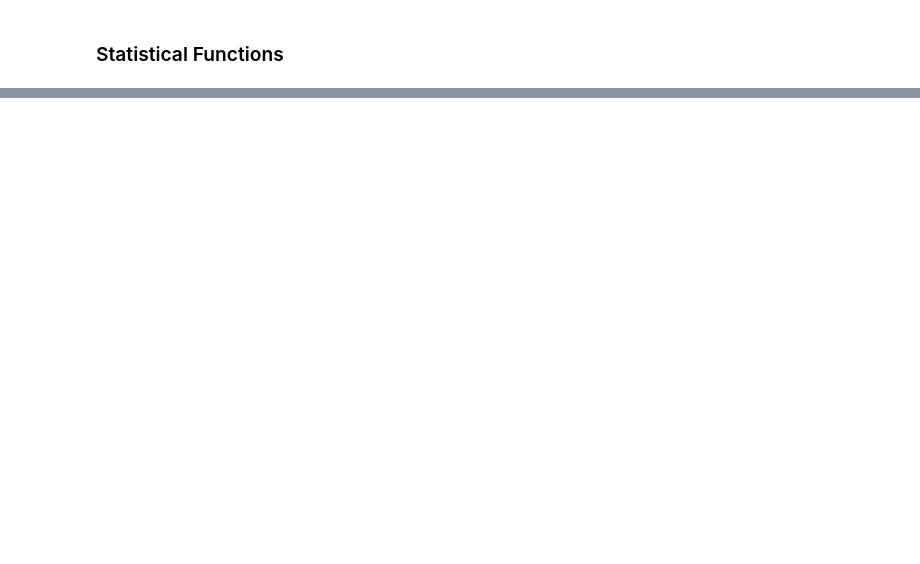
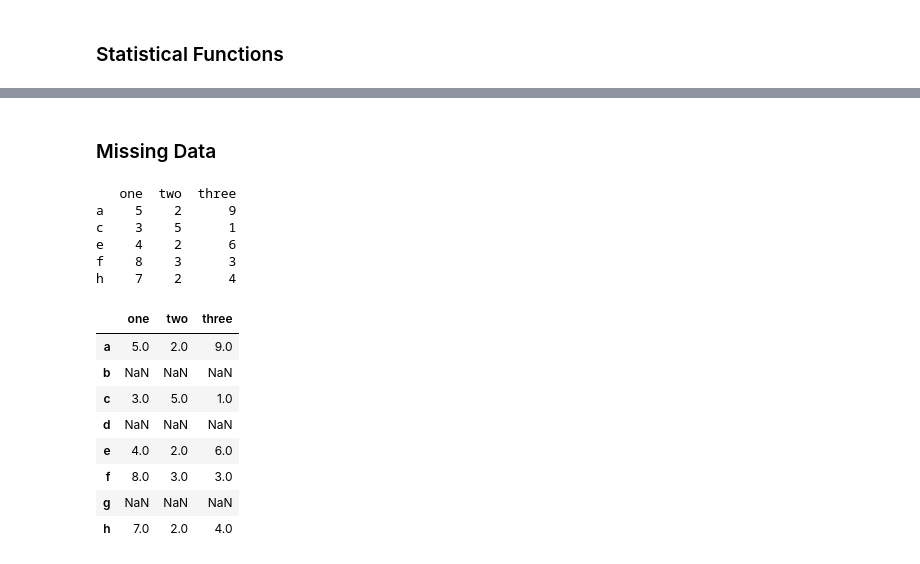
Before and after one commit to mga321/tutorialspoint_notebooks, a Jupyter notebook: pandas.ipynb, the cells around one changed output, grey strips where cells are left out. Saved outputs shown, nothing was run; the diff lists cells and outputs as text; code cells hidden in the pictures; blank space fills up the shorter version.

Commit message:
Missing data

```diff
--- a/pandas.ipynb
+++ b/pandas.ipynb
@@ -1392 +1392,26 @@ e    4.5
 dtype: float64
+# %% [markdown]
+### Missing Data
+# %%
+# Create DataFrame with missing values for this section
+df = pd.DataFrame(np.random.randint(1, 10, size=(5,3)), index=['a', 'c', 'e', 'f', 'h'], columns=['one', 'two', 'three'])
+print(df)
+
+df = df.reindex(['a', 'b', 'c', 'd', 'e', 'f', 'g', 'h'])
+df
+# %% [output]
+   one  two  three
+a    5    2      9
+c    3    5      1
+e    4    2      6
+f    8    3      3
+h    7    2      4
+|  | one | two | three |
+| a | 5.0 | 2.0 | 9.0 |
+| b | NaN | NaN | NaN |
+| c | 3.0 | 5.0 | 1.0 |
+| d | NaN | NaN | NaN |
+| e | 4.0 | 2.0 | 6.0 |
+| f | 8.0 | 3.0 | 3.0 |
+| g | NaN | NaN | NaN |
+| h | 7.0 | 2.0 | 4.0 |
```
Also changed, not shown: parts of 34 cells of this notebook.
